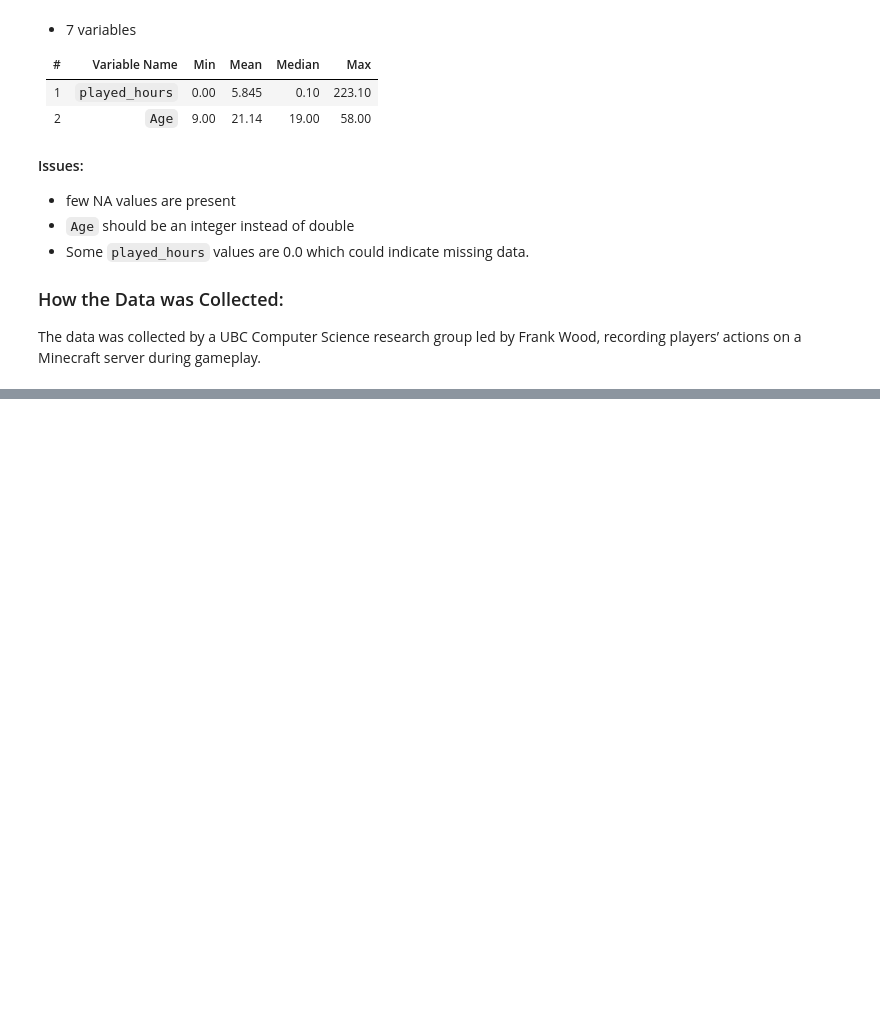
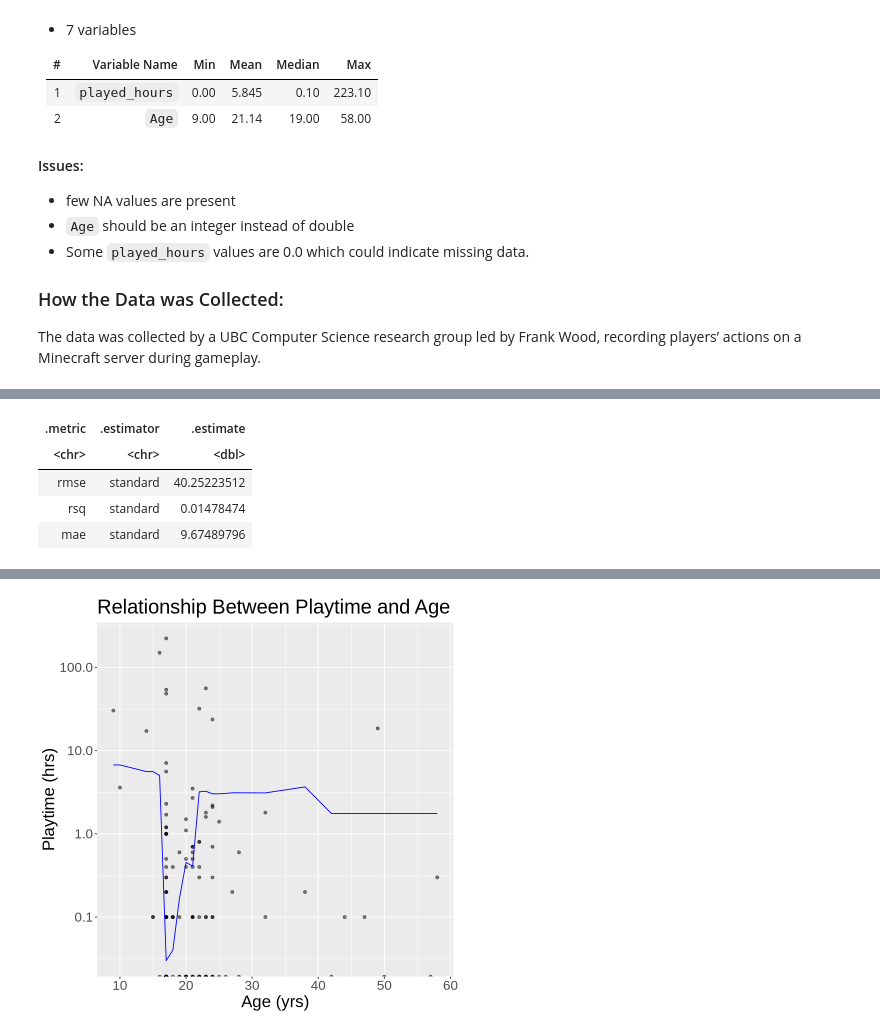
Before and after one commit to Warren-2003/dsci-100-2025w1-group-27, a Jupyter notebook: Project Final Report.ipynb, the cells around one changed output, grey strips where cells are left out. Drawn from its saved outputs; the diff is of its cells as text; code cells hidden in the pictures; blank space fills up the shorter version.

Commit message:
Method and Result
Warren and Benjamen did method and result

```diff
--- a/Project Final Report.ipynb
+++ b/Project Final Report.ipynb
@@ -72,0 +122,74 @@ The data was collected by a UBC Computer Science research group led by Frank Woo
+# %%
+set.seed(11)
+
+# players_50 <- players_wrangled |>
+#     slice_sample(n = 50)
+
+# players_50_plot <- ggplot(players_50, aes(y = played_hours, x = Age)) +
+#     geom_point() +
+#     scale_y_log10() +
+#     labs(y = "Playtime (hrs)", x = "Age (yrs)", title = "Sample Relationship between Playtime and Age") +
+#     theme(text = element_text(size = 18))
+# players_50_plot
+
+players_split <- initial_split(players_wrangled, prop = 0.75, strata = played_hours)
+players_train <- training(players_split)
+players_test <- testing(players_split)
+
+players_spec <- nearest_neighbor(weight_func = "rectangular", neighbors = tune()) |>
+      set_engine("kknn") |>
+      set_mode("regression")
+
+players_recipe <- recipe(played_hours ~ Age, data = players_train) |>
+      step_scale(all_predictors()) |>
+      step_center(all_predictors())
+
+players_workflow <- workflow() |>
+    add_recipe(players_recipe) |>
+    add_model(players_spec)
+
+players_vfold <- vfold_cv(players_train, v = 5, strata = played_hours)
+
+gridvals <- tibble(neighbors = seq(from = 1, to = 50, by = 1))
+
+players_results <- players_workflow |>
+    tune_grid(resamples = players_vfold, grid = gridvals) |>
+    collect_metrics()
+
+players_min <- players_results |>
+    filter(.metric == "rmse") |>
+    slice_min(mean, n = 1)
+
+players_min
+
+k_min <- players_min |>
+         pull(neighbors)
+
+players_best_spec <- nearest_neighbor(weight_func = "rectangular", neighbors = k_min) |>
+         set_engine("kknn") |>
+         set_mode("regression")
+
+players_best_fit <- workflow() |>
+         add_recipe(players_recipe) |>
+         add_model(players_best_spec) |>
+         fit(data = players_train)
+
+players_summary <- players_best_fit |>
+          predict(players_test) |>
+          bind_cols(players_test) |>
+          metrics(truth = played_hours, estimate = .pred)
+
+players_summary
+
+players_preds <- predict(players_best_fit, players_train) |>
+    bind_cols(players_train)
+
+players_plot <- ggplot(players_preds, aes(x = Age, y = played_hours)) +
+    geom_point(alpha = 0.5) +
+    geom_line(aes(y = .pred), color = "blue") +
+    scale_y_log10() +
+    labs(y = "Playtime (hrs)", x = "Age (yrs)", title = "Relationship Between Playtime and Age") +
+    theme(text = element_text(size = 20))
+
+players_plot
+# %% [output]
@@ -72,0 +201,5 @@ The data was collected by a UBC Computer Science research group led by Frank Woo
+| .metric | .estimator | .estimate |
+| <chr> | <chr> | <dbl> |
+| rmse | standard | 40.25223512 |
+| rsq | standard | 0.01478474 |
+| mae | standard | 9.67489796 |
@@ -72,0 +208 @@ The data was collected by a UBC Computer Science research group led by Frank Woo
+[figure, added]
```
Also changed, not shown: parts of 13 cells of this notebook.
